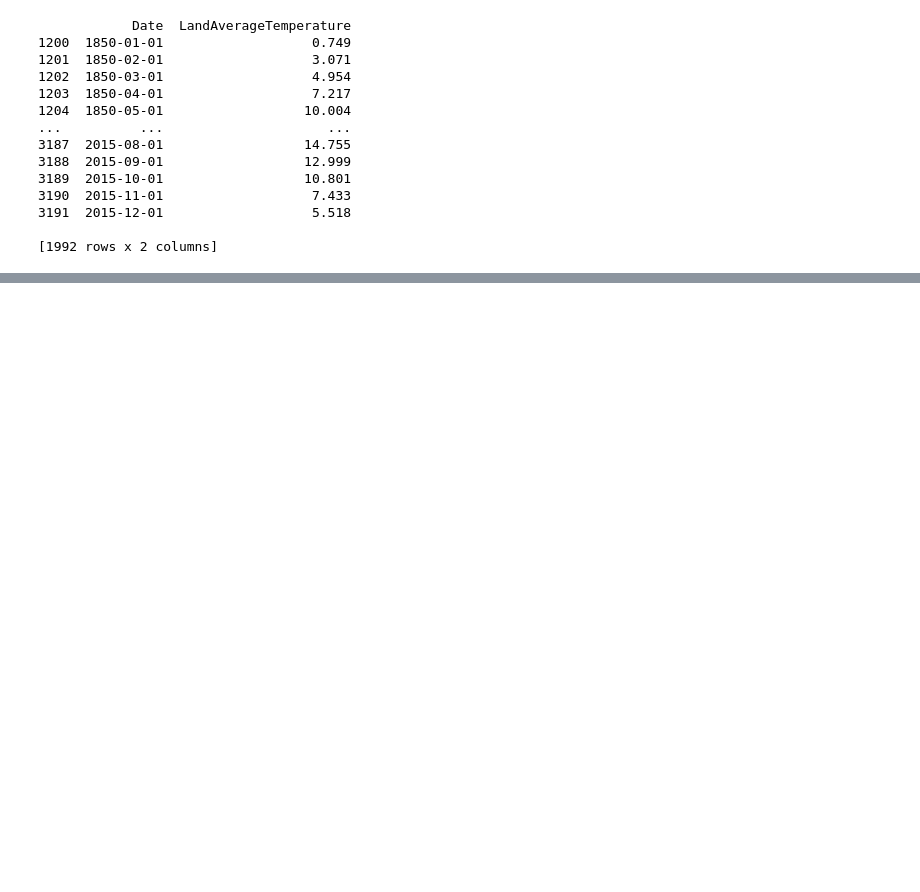
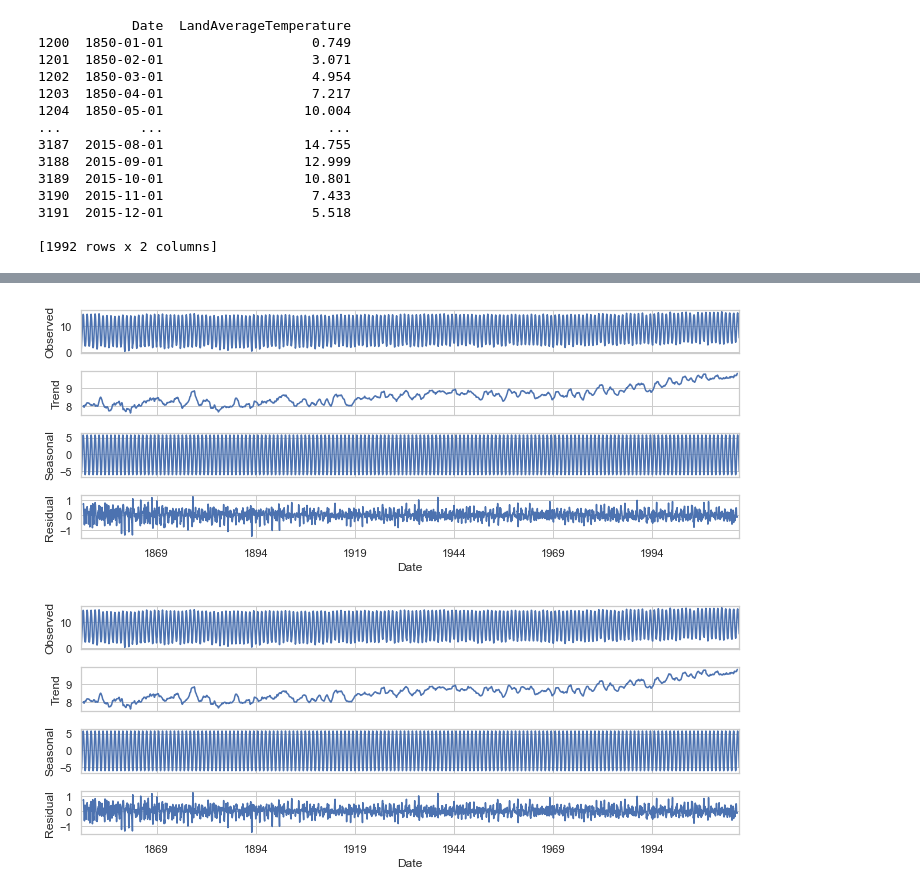
Before and after one commit to antongorillam/SF2943-Time-Series-Analysis, a Jupyter notebook: code/time_series_project.ipynb, the cells around one changed output, grey strips where cells are left out. Drawn from its saved outputs; the diff is of its cells as text; code cells hidden in the pictures; blank space fills up the shorter version.

```diff
--- a/code/time_series_project.ipynb
+++ b/code/time_series_project.ipynb
@@ -64,0 +73,9 @@ plt.xticks(rotation=45,horizontalalignment='right',fontweight='light')
+# %%
+decompose_result = seasonal_decompose(avg_temp_df.LandAverageTemperature.interpolate(), freq=12, model='additive')
+decompose_result.plot()
+#print(decompose_result.trend)
+#print(decompose_result.seasonal)
+#print(decompose_result.resid)
+# %% [output]
+[figure, added]
+[figure, added]
```
Also changed, not shown: parts of 4 cells of this notebook, 3 other files.
